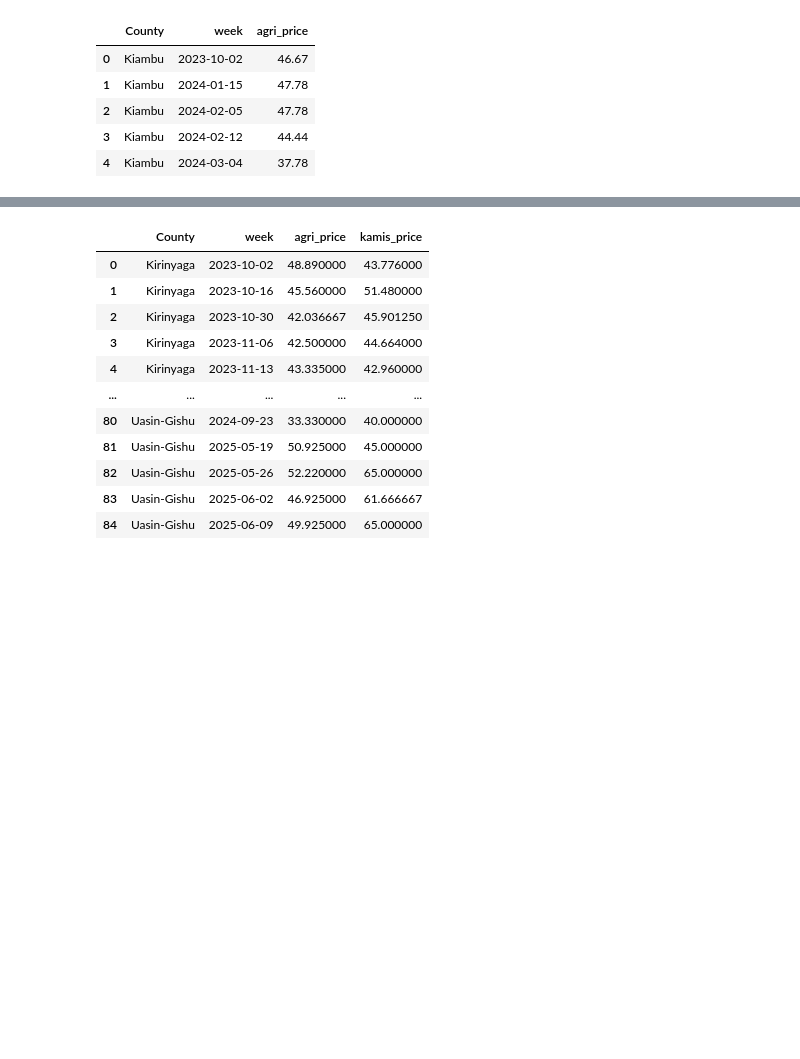
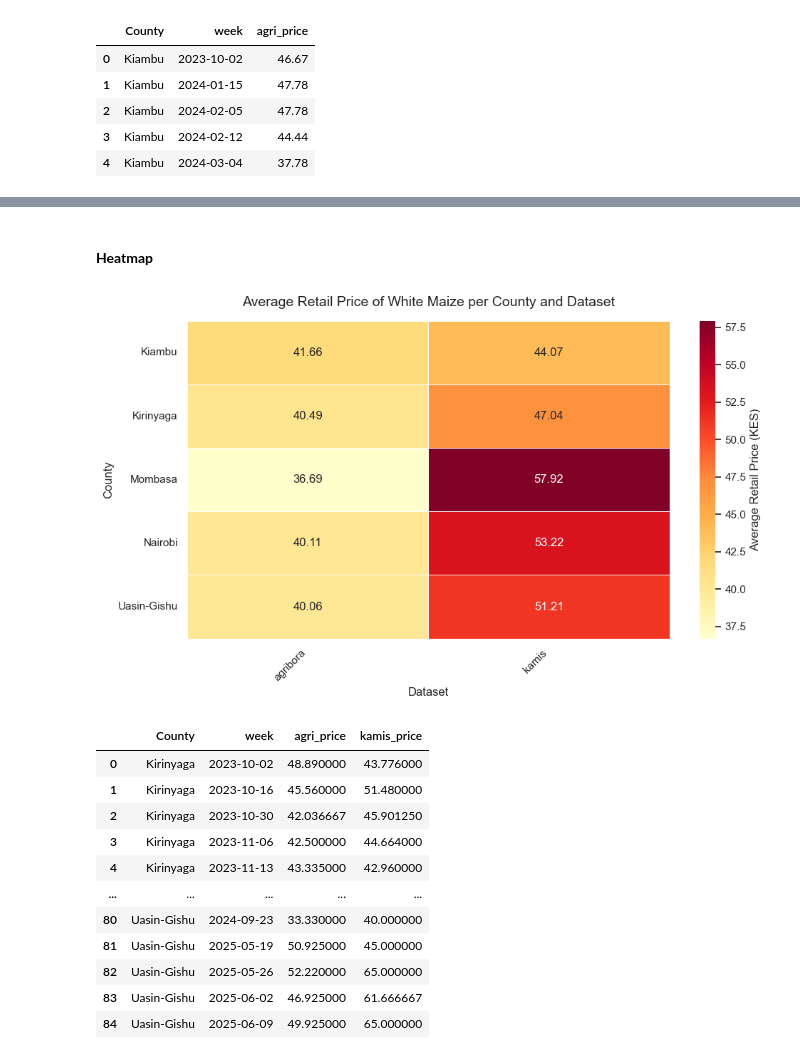
Before and after one commit to aykahsay/DSA3020-VA-Capstone-Project, a Jupyter notebook: notebooks/StarterNotebook.ipynb, the cells around one changed output, grey strips where cells are left out. Drawn from its saved outputs; the diff is of its cells as text; code cells hidden in the pictures; blank space fills up the shorter version.

```diff
--- a/notebooks/StarterNotebook.ipynb
+++ b/notebooks/StarterNotebook.ipynb
@@ -215,0 +295,14 @@ plt.show()
+# %%
+# Average per County for Kamis
+kamis_avg = kdf_week.groupby('County')['kamis_price'].mean().reset_index()
+kamis_avg.rename(columns={'kamis_price':'Retail'}, inplace=True)
+kamis_avg['dataset'] = 'kamis'
+
+# Average per County for Agribora
+agri_avg = agri_df_week.groupby('County')['agri_price'].mean().reset_index()
+agri_avg.rename(columns={'agri_price':'Retail'}, inplace=True)
+agri_avg['dataset'] = 'agribora'
+
+# Combine both
+coverage_retail = pd.concat([kamis_avg, agri_avg], ignore_index=True)
+coverage_retail.head()
@@ -216,3 +316,33 @@ plt.show()
+# %% [markdown]
+#### **Heatmap**
+# %%
+# --- Step 1️⃣: Create pivot table for average Retail price ---
+pivot_retail = coverage_retail.pivot_table(
+    index="County",
+    columns="dataset",
+    values="Retail",
+    aggfunc="mean"
+).fillna(0)  # fill missing values with 0
+
+# --- Step 2️⃣: Plot heatmap ---
+plt.figure(figsize=(10, 6))
+sns.heatmap(
+    pivot_retail,
+    annot=True,
+    fmt=".2f",
+    cmap="YlOrRd",
+    linewidths=0.5,
+    cbar_kws={"label": "Average Retail Price (KES)"}
+)
+plt.title("Average Retail Price of White Maize per County and Dataset", fontsize=14, pad=15)
+plt.xlabel("Dataset", fontsize=12)
+plt.ylabel("County", fontsize=12)
+plt.xticks(rotation=45, ha="right")
+plt.yticks(rotation=0)
+plt.tight_layout()
+plt.show()
+# %% [output]
+[figure, added]
 # %%
 # Is there an overlap between kamis & agribora data ?
 overlap = (
```
Also changed, not shown: parts of 88 cells of this notebook, 22 other files.
